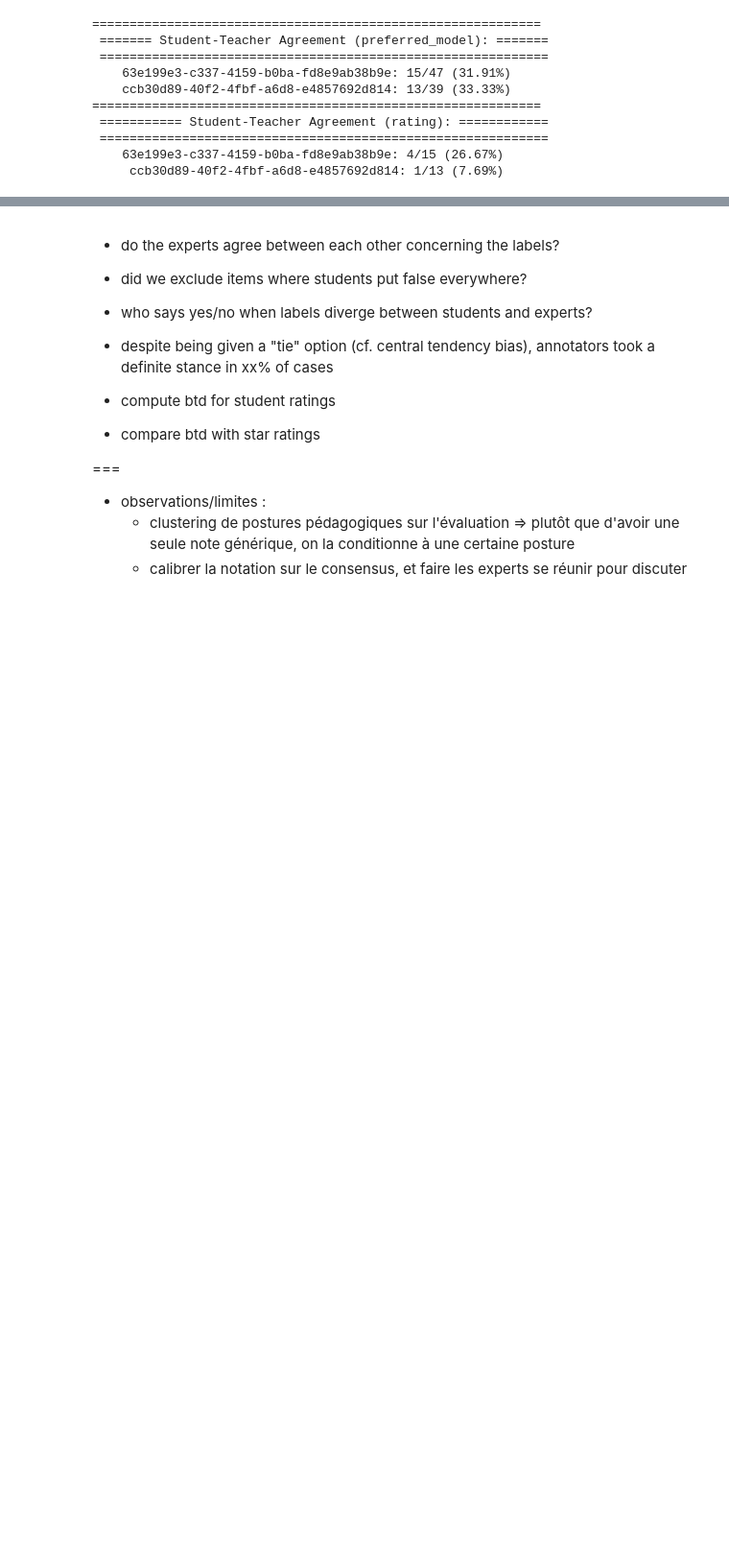
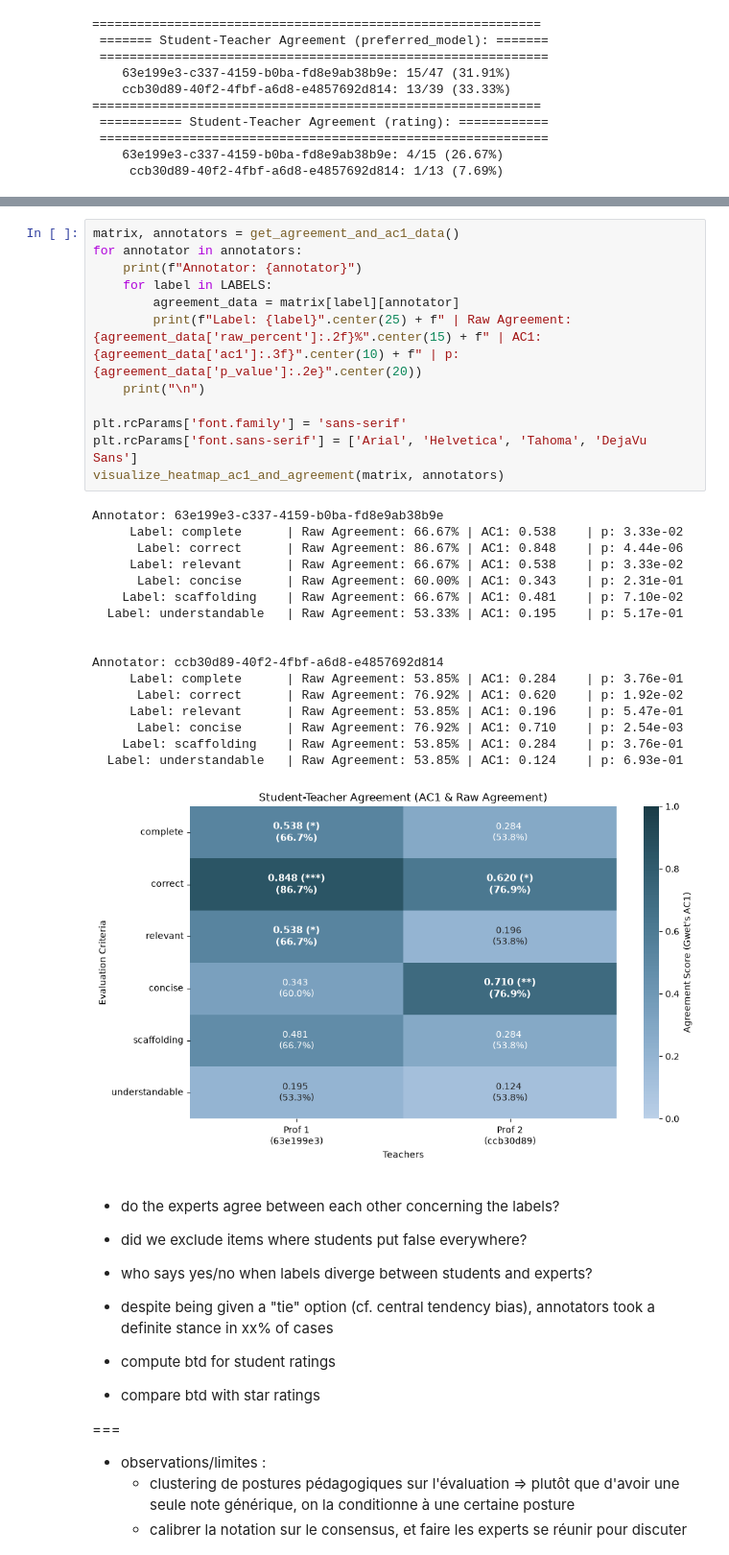
Before and after one commit to mi-1000/LitteratIA_Evaluation, a Jupyter notebook: scripts/compute_metrics.ipynb, the cells around one changed output, grey strips where cells are left out. Shown at 96% size. Saved outputs shown, nothing was run; the diff lists cells and outputs as text; blank space fills up the shorter version.

```diff
--- a/scripts/compute_metrics.ipynb
+++ b/scripts/compute_metrics.ipynb
@@ -1217,3 +1291,33 @@ def get_agreement_and_ac1_data(filtered_out_annotators: list[str] = ["96278cf1-d
+# %%
+matrix, annotators = get_agreement_and_ac1_data()
+for annotator in annotators:
+    print(f"Annotator: {annotator}")
+    for label in LABELS:
+        agreement_data = matrix[label][annotator]
+        print(f"Label: {label}".center(25) + f" | Raw Agreement: {agreement_data['raw_percent']:.2f}%".center(15) + f" | AC1: {agreement_data['ac1']:.3f}".center(10) + f" | p: {agreement_data['p_value']:.2e}".center(20))
+    print("\n")
+
+plt.rcParams['font.family'] = 'sans-serif'
+plt.rcParams['font.sans-serif'] = ['Arial', 'Helvetica', 'Tahoma', 'DejaVu Sans']
+visualize_heatmap_ac1_and_agreement(matrix, annotators)
+# %% [output]
+Annotator: 63e199e3-c337-4159-b0ba-fd8e9ab38b9e
+     Label: complete      | Raw Agreement: 66.67% | AC1: 0.538    | p: 3.33e-02
+      Label: correct      | Raw Agreement: 86.67% | AC1: 0.848    | p: 4.44e-06
+     Label: relevant      | Raw Agreement: 66.67% | AC1: 0.538    | p: 3.33e-02
+      Label: concise      | Raw Agreement: 60.00% | AC1: 0.343    | p: 2.31e-01
+    Label: scaffolding    | Raw Agreement: 66.67% | AC1: 0.481    | p: 7.10e-02
+  Label: understandable   | Raw Agreement: 53.33% | AC1: 0.195    | p: 5.17e-01
+
+
+Annotator: ccb30d89-40f2-4fbf-a6d8-e4857692d814
+     Label: complete      | Raw Agreement: 53.85% | AC1: 0.284    | p: 3.76e-01
+      Label: correct      | Raw Agreement: 76.92% | AC1: 0.620    | p: 1.92e-02
+     Label: relevant      | Raw Agreement: 53.85% | AC1: 0.196    | p: 5.47e-01
+      Label: concise      | Raw Agreement: 76.92% | AC1: 0.710    | p: 2.54e-03
+    Label: scaffolding    | Raw Agreement: 53.85% | AC1: 0.284    | p: 3.76e-01
+  Label: understandable   | Raw Agreement: 53.85% | AC1: 0.124    | p: 6.93e-01
+[figure, added]
 # %% [markdown]
 - do the experts agree between each other concerning the labels?
 - did we exclude items where students put false everywhere?
```
Also changed, not shown: parts of 4 cells of this notebook, 3 other files.
